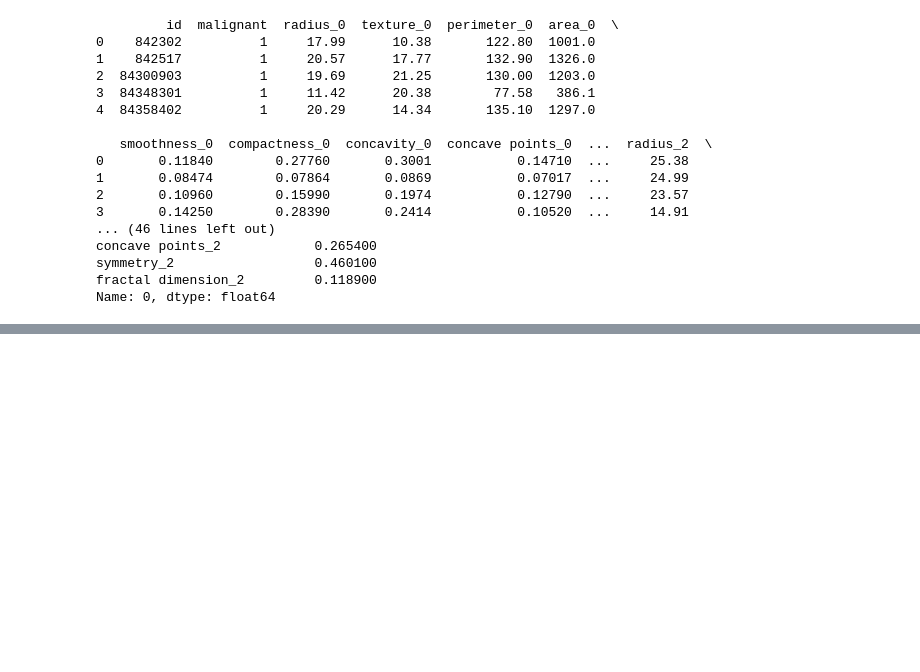
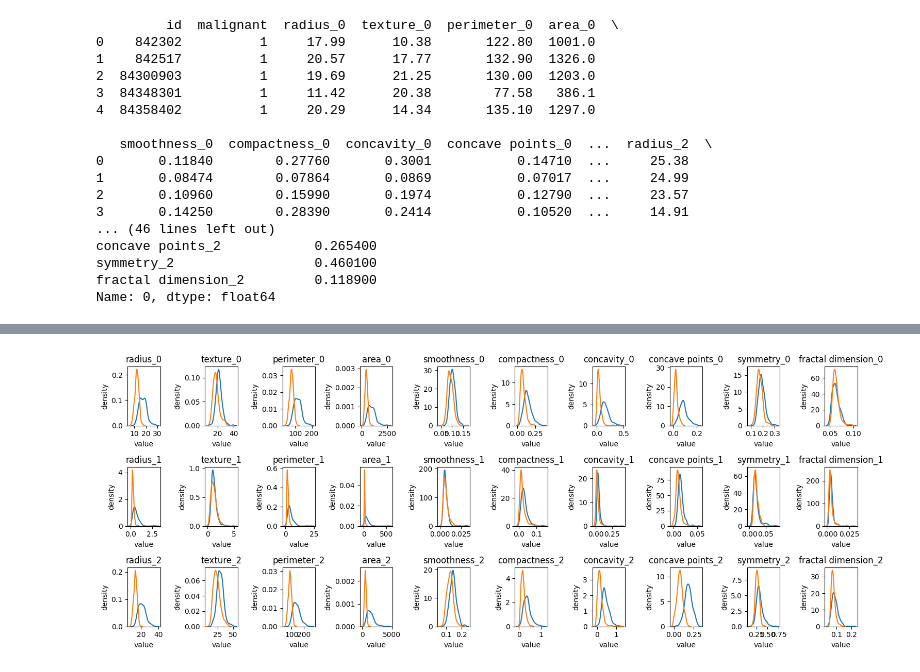
Before and after one commit to CXianRen/DAT410, a Jupyter notebook: Assignment/A4/main.ipynb, the cells around one changed output, grey strips where cells are left out. Saved outputs shown, nothing was run; the diff lists cells and outputs as text; code cells hidden in the pictures; blank space fills up the shorter version.

```diff
--- a/Assignment/A4/main.ipynb
+++ b/Assignment/A4/main.ipynb
@@ -71,0 +68,18 @@ plt.show()
+# %%
+import matplotlib.pyplot as plt
+import seaborn as sns
+
+features = df.columns[2:]
+# plot gaussian distribution of each feature for the malignant and benign samples
+fig, axes = plt.subplots(3, 10, figsize=(15, 6))
+for i, feature in enumerate(features):
+    ax = axes[int(i / 10), i % 10]
+    sns.kdeplot(df[df['malignant'] == 1][feature], label='malignant', ax=ax)
+    sns.kdeplot(df[df['malignant'] == 0][feature], label='benign', ax=ax)
+    ax.set_title(feature)
+    ax.set_ylabel('density')
+    ax.set_xlabel('value')
+plt.tight_layout()
+plt.show()
+# %% [output]
+[figure, added]
```
Also changed, not shown: parts of 8 cells of this notebook, 1 other file.
